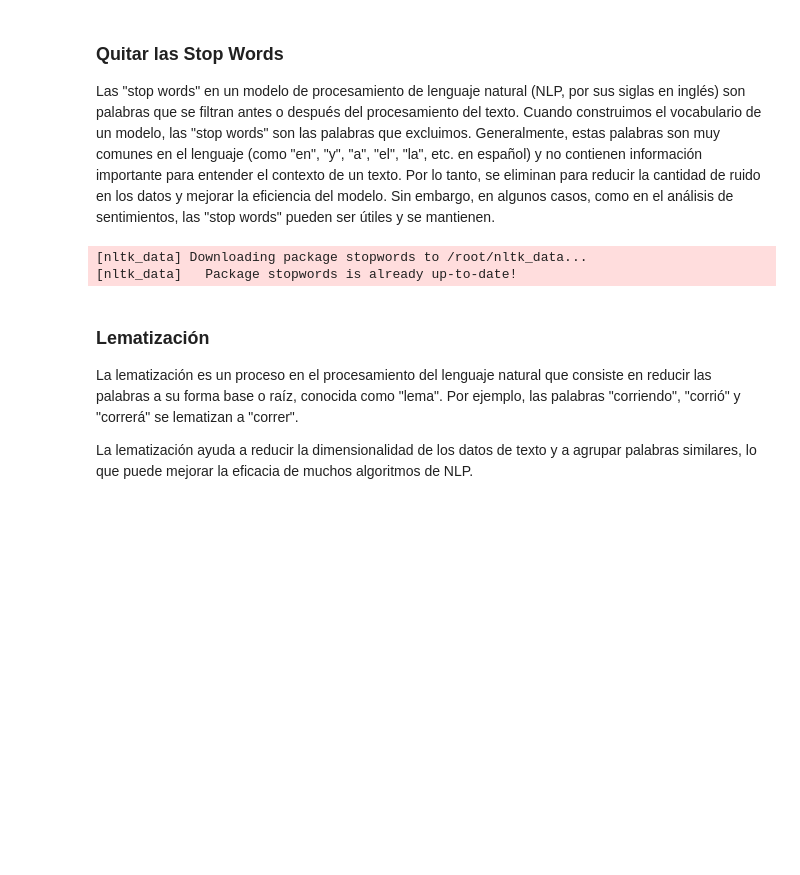
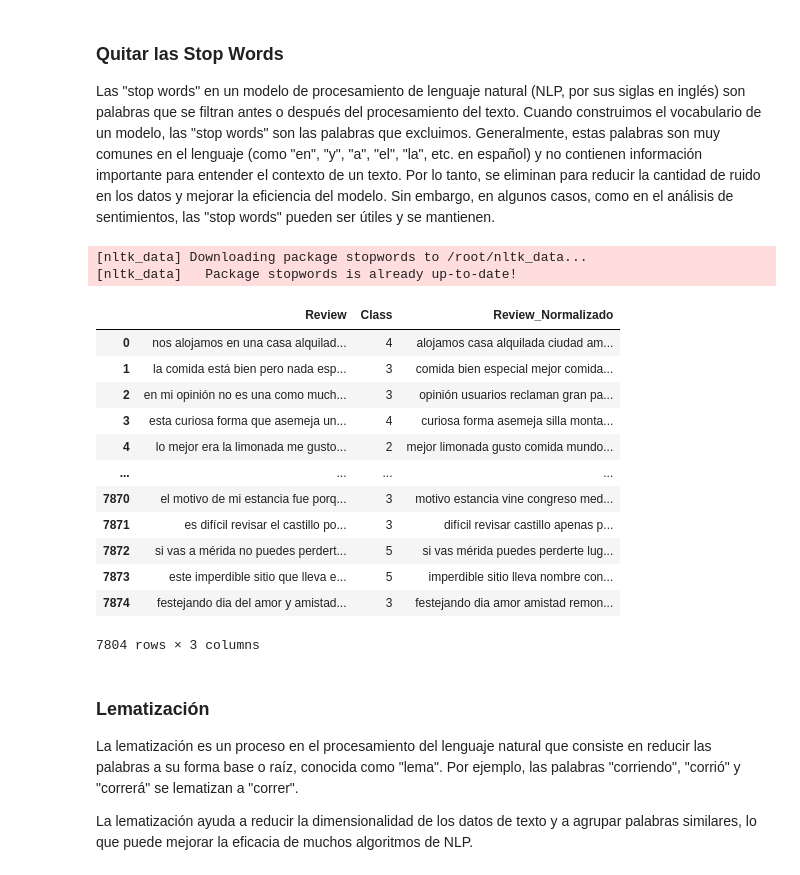
Before and after one commit to Feru34/Trabajos-BI, a Jupyter notebook: Proyecto_Analítica_de_textos.ipynb, the cells around one changed output. Saved outputs shown, nothing was run; the diff lists cells and outputs as text; code cells hidden in the pictures; blank space fills up the shorter version.

```diff
--- a/Proyecto_Analítica_de_textos.ipynb
+++ b/Proyecto_Analítica_de_textos.ipynb
@@ -156,11 +156,25 @@ Las "stop words" en un modelo de procesamiento de lenguaje natural (NLP, por sus
 # %%
 # @title Eliminación de las Stop Words
 nltk.download("stopwords")
 stop_words = set(stopwords.words("spanish"))
 df["Review_Normalizado"] = df["Review"].apply(lambda row: " ".join([word for word in row.split() if word.lower() not in stop_words]))
+df
 # %% [output]
 [nltk_data] Downloading package stopwords to /root/nltk_data...
 [nltk_data]   Package stopwords is already up-to-date!
+|  | Review | Class | Review_Normalizado |
+| 0 | nos alojamos en una casa alquilad... | 4 | alojamos casa alquilada ciudad am... |
+| 1 | la comida está bien pero nada esp... | 3 | comida bien especial mejor comida... |
+| 2 | en mi opinión no es una como much... | 3 | opinión usuarios reclaman gran pa... |
+| 3 | esta curiosa forma que asemeja un... | 4 | curiosa forma asemeja silla monta... |
+| 4 | lo mejor era la limonada me gusto... | 2 | mejor limonada gusto comida mundo... |
+| ... | ... | ... | ... |
+| 7870 | el motivo de mi estancia fue porq... | 3 | motivo estancia vine congreso med... |
+| 7871 | es difícil revisar el castillo po... | 3 | difícil revisar castillo apenas p... |
+| 7872 | si vas a mérida no puedes perdert... | 5 | si vas mérida puedes perderte lug... |
+| 7873 | este imperdible sitio que lleva e... | 5 | imperdible sitio lleva nombre con... |
+| 7874 | festejando dia del amor y amistad... | 3 | festejando dia amor amistad remon... |
+7804 rows × 3 columns
 # %% [markdown]
 ### Lematización
 
```
Also changed, not shown: parts of 15 cells of this notebook.
